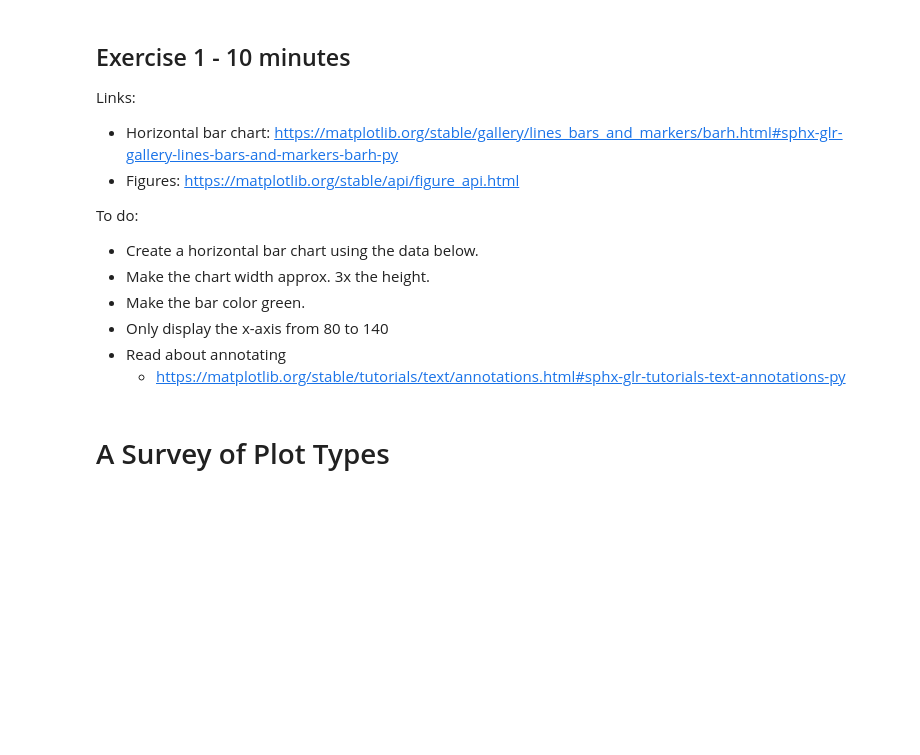
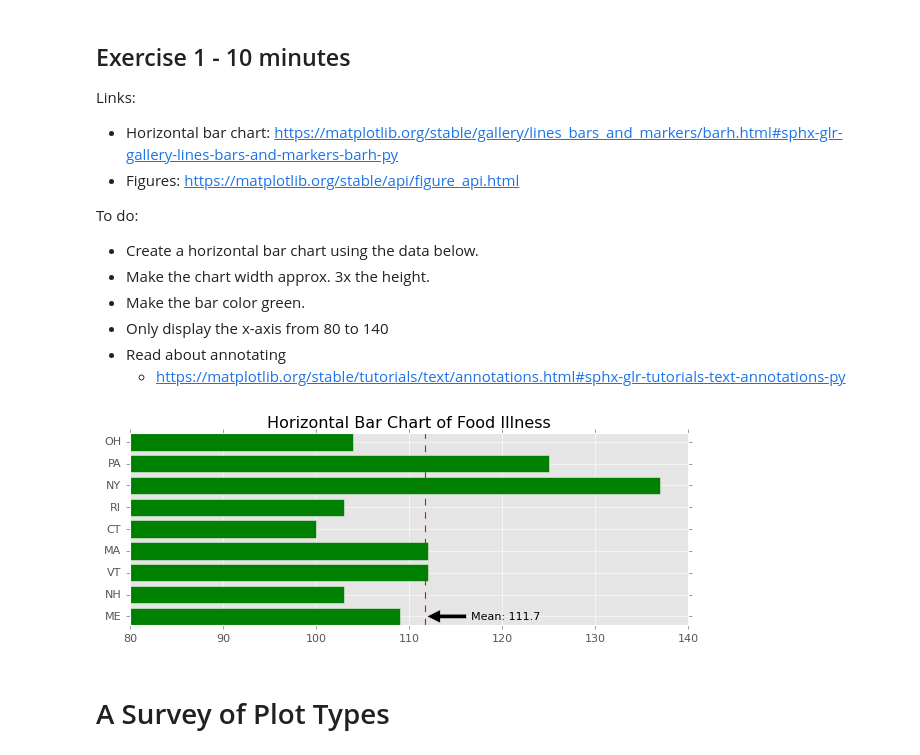
Before and after one commit to jcbowyer/python-visualization-course, a Jupyter notebook: Student 1 - Matplotlib 2022.ipynb, the cells around one changed output. Cells and saved outputs as stored; diff of their text form; code cells hidden in the pictures; blank space fills up the shorter version.

```diff
--- a/Student 1 - Matplotlib 2022.ipynb
+++ b/Student 1 - Matplotlib 2022.ipynb
@@ -271,6 +324,37 @@ data = {'ME': 109,
 food_illness = list(data.values())
 state = list(data.keys())
 state_mean = np.mean(food_illness)
+# %%
+import matplotlib.pyplot as plt
+import numpy as np
+
+# Data
+data = {
+    'ME': 109, 'NH': 103, 'VT': 112, 'MA': 112,
+    'CT': 100, 'RI': 103, 'NY': 137, 'PA': 125,
+    'OH': 104
+}
+states = list(data.keys())
+values = list(data.values())
+
+# Mean for annotating
+state_mean = np.mean(values)
+
+# Creating horizontal bar chart
+plt.figure(figsize=(9, 3))  # Width: 9, Height: 3, approximately 3x width to height ratio
+plt.barh(states, values, color='green')
+plt.xlim(80, 140)  # X-axis limit from 80 to 140
+plt.axvline(state_mean, color='red', linewidth=1, linestyle='--')
+plt.title('Horizontal Bar Chart of Food Illness')
+
+# Adding a label to the mean line
+plt.annotate(f'Mean: {state_mean:.1f}', xy=(state_mean, 0), xytext=(state_mean + 5, 0),
+             arrowprops=dict(facecolor='black', shrink=0.05),
+             va='center')
+
+plt.show()
+# %% [output]
+[figure, added]
 # %% [markdown]
 # A Survey of Plot Types
 # %%
```
Also changed, not shown: parts of 33 cells of this notebook, 4 other files.
